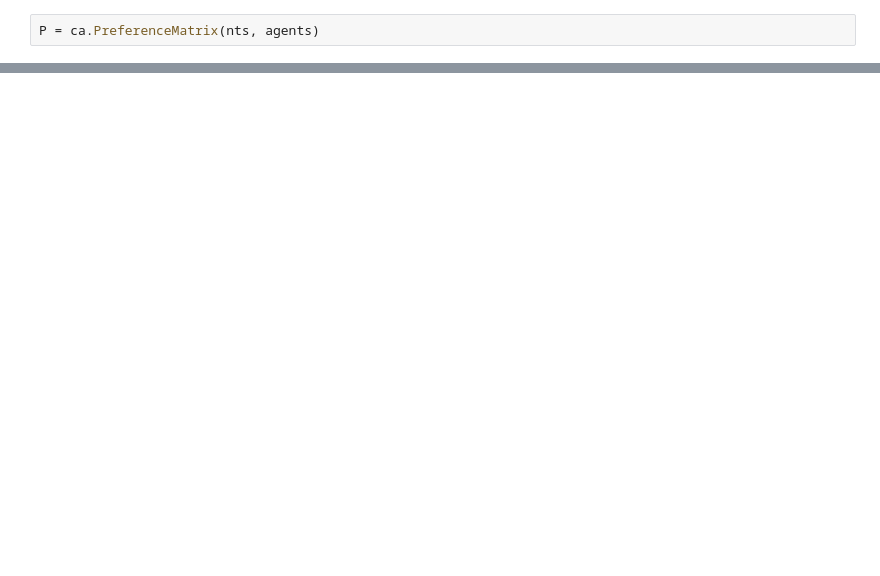
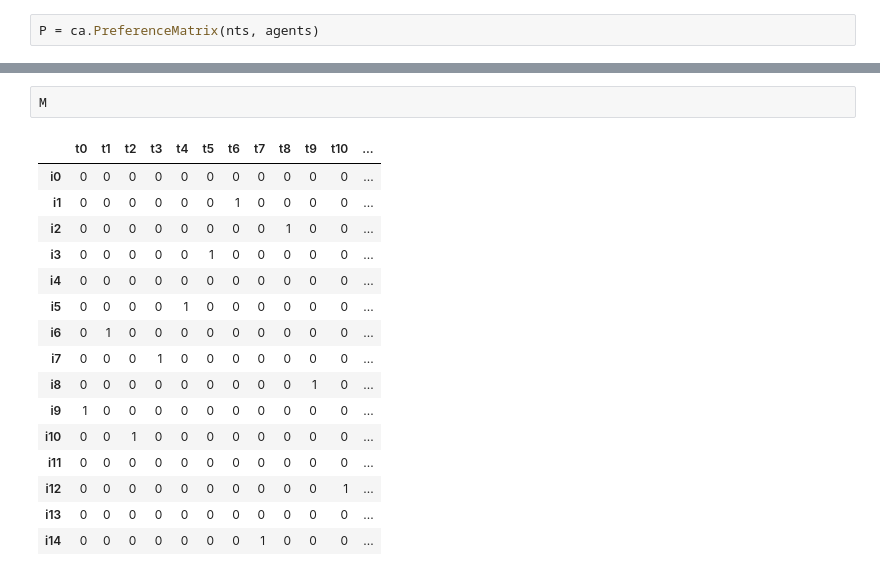
Before and after one commit to longdoheun/2023-Advanced-Microeconomics, a Jupyter notebook: simulation.ipynb, the cells around one changed output, grey strips where cells are left out. Drawn from its saved outputs; the diff is of its cells as text; blank space fills up the shorter version.

```diff
--- a/simulation.ipynb
+++ b/simulation.ipynb
@@ -67,3 +63,22 @@ Empty DataFrame
 Columns: []
 Index: []
 []
+# %%
+M
+# %% [output]
+|  | t0 | t1 | t2 | t3 | t4 | t5 | t6 | t7 | t8 | t9 | t10 | ... |
+| i0 | 0 | 0 | 0 | 0 | 0 | 0 | 0 | 0 | 0 | 0 | 0 | ... |
+| i1 | 0 | 0 | 0 | 0 | 0 | 0 | 1 | 0 | 0 | 0 | 0 | ... |
+| i2 | 0 | 0 | 0 | 0 | 0 | 0 | 0 | 0 | 1 | 0 | 0 | ... |
+| i3 | 0 | 0 | 0 | 0 | 0 | 1 | 0 | 0 | 0 | 0 | 0 | ... |
+| i4 | 0 | 0 | 0 | 0 | 0 | 0 | 0 | 0 | 0 | 0 | 0 | ... |
+| i5 | 0 | 0 | 0 | 0 | 1 | 0 | 0 | 0 | 0 | 0 | 0 | ... |
+| i6 | 0 | 1 | 0 | 0 | 0 | 0 | 0 | 0 | 0 | 0 | 0 | ... |
+| i7 | 0 | 0 | 0 | 1 | 0 | 0 | 0 | 0 | 0 | 0 | 0 | ... |
+| i8 | 0 | 0 | 0 | 0 | 0 | 0 | 0 | 0 | 0 | 1 | 0 | ... |
+| i9 | 1 | 0 | 0 | 0 | 0 | 0 | 0 | 0 | 0 | 0 | 0 | ... |
+| i10 | 0 | 0 | 1 | 0 | 0 | 0 | 0 | 0 | 0 | 0 | 0 | ... |
+| i11 | 0 | 0 | 0 | 0 | 0 | 0 | 0 | 0 | 0 | 0 | 0 | ... |
+| i12 | 0 | 0 | 0 | 0 | 0 | 0 | 0 | 0 | 0 | 0 | 1 | ... |
+| i13 | 0 | 0 | 0 | 0 | 0 | 0 | 0 | 0 | 0 | 0 | 0 | ... |
+| i14 | 0 | 0 | 0 | 0 | 0 | 0 | 0 | 1 | 0 | 0 | 0 | ... |
```
Also changed, not shown: parts of 4 cells of this notebook, 6 other files.
